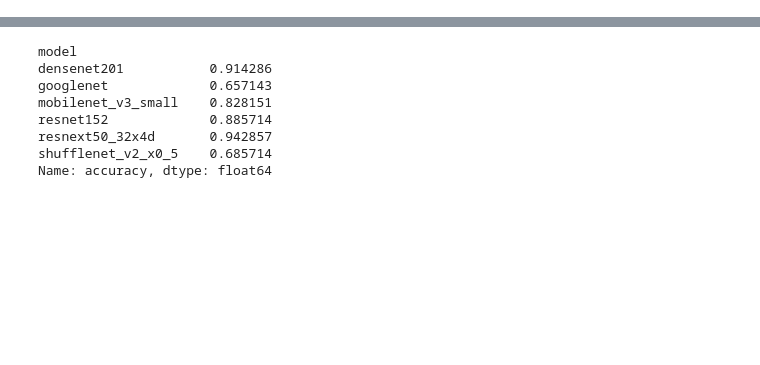
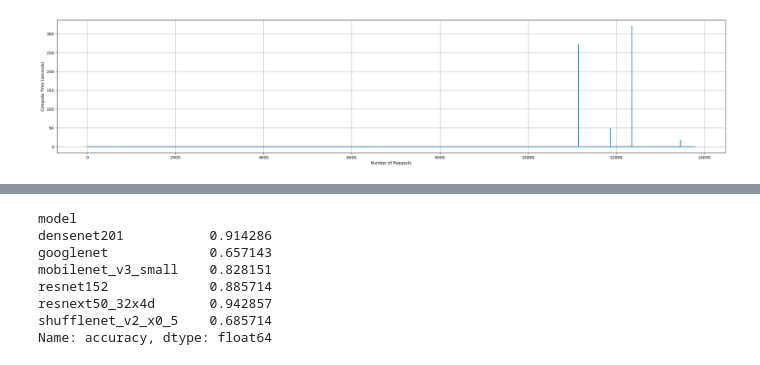
Before and after one commit to Data-to-Insight-Center/cyberinfrastructure-knowledge-network, a Jupyter notebook: plugins/power_monitoring/analysis.ipynb, the cells around one changed output, grey strips where cells are left out. Saved outputs shown, nothing was run; the diff lists cells and outputs as text; code cells hidden in the pictures; blank space fills up the shorter version.

```diff
--- a/plugins/power_monitoring/analysis.ipynb
+++ b/plugins/power_monitoring/analysis.ipynb
@@ -26,0 +40,9 @@ results
+# %%
+plt.figure(figsize=(30, 6))
+plt.plot(results['compute_time'])
+plt.xlabel('Number of Requests')
+plt.ylabel('Compute Time (seconds)')
+plt.grid(True)
+plt.show()
+# %% [output]
+[figure, added]
```
Also changed, not shown: parts of 7 cells of this notebook, 8 other files.
